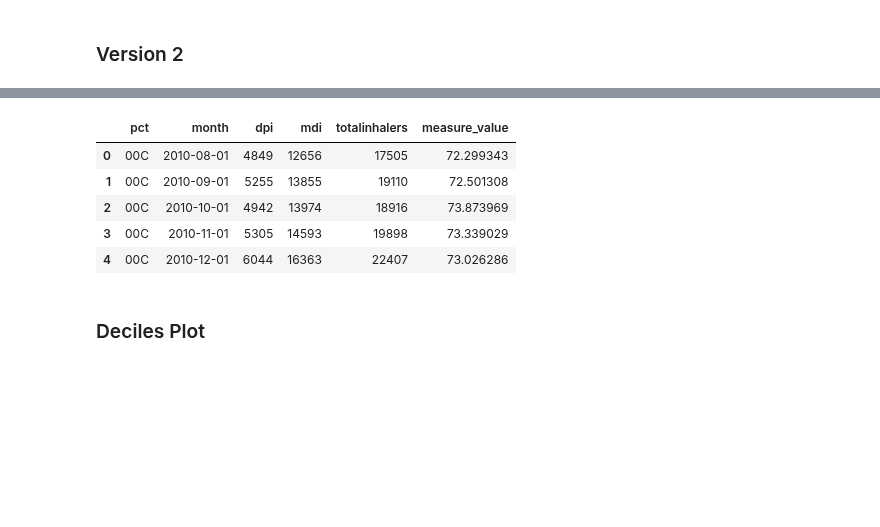
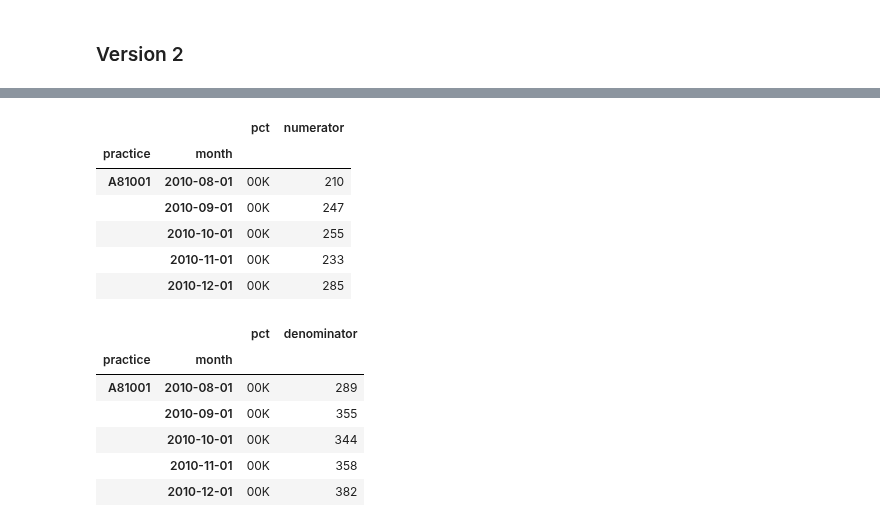
Before and after one commit to ebmdatalab/jupyter-notebooks, a Jupyter notebook: new_measures/Drafts/Enviromental Inhalers/Environmental Inhalers.ipynb, the cells around one changed output, grey strips where cells are left out. Cells and saved outputs as stored; diff of their text form; code cells hidden in the pictures; blank space fills up the shorter version.

```diff
--- a/new_measures/Drafts/Enviromental Inhalers/Environmental Inhalers.ipynb
+++ b/new_measures/Drafts/Enviromental Inhalers/Environmental Inhalers.ipynb
@@ -357,12 +278,0 @@ by_pct_df3.head()
-# %%
-by_pct_df3["measure_value"] = (by_pct_df3["mdi"] / by_pct_df3["totalinhalers"])*100
-by_pct_df3.head()
-# %% [output]
-|  | pct | month | dpi | mdi | totalinhalers | measure_value |
-| 0 | 00C | 2010-08-01 | 4849 | 12656 | 17505 | 72.299343 |
-| 1 | 00C | 2010-09-01 | 5255 | 13855 | 19110 | 72.501308 |
-| 2 | 00C | 2010-10-01 | 4942 | 13974 | 18916 | 73.873969 |
-| 3 | 00C | 2010-11-01 | 5305 | 14593 | 19898 | 73.339029 |
-| 4 | 00C | 2010-12-01 | 6044 | 16363 | 22407 | 73.026286 |
-# %% [markdown]
-### Deciles Plot
@@ -368,0 +283,29 @@ by_pct_df3.head()
+# %%
+numerators = q('''
+SELECT
+    practice,
+    pct,
+    CAST(month AS DATE) AS month,
+    SUM(items) AS numerator
+FROM hscic.normalised_prescribing_standard presc
+INNER JOIN hscic.practices pract ON presc.practice = pract.code
+WHERE
+    pract.setting = 4 AND
+    presc.bnf_code IN (
+        SELECT DISTINCT(bnf_code)
+        FROM measures.vw__chapter_3_dmd_objs_with_form_route
+        WHERE form_route = 'pressurizedinhalation.inhalation'
+        )
+GROUP BY practice, pct, month
+ORDER BY practice, month
+''').set_index(['practice', 'month'])
+# %%
+numerators.head()
+# %% [output]
+|  |  | pct | numerator |
+| practice | month |  |  |
+| A81001 | 2010-08-01 | 00K | 210 |
+|  | 2010-09-01 | 00K | 247 |
+|  | 2010-10-01 | 00K | 255 |
+|  | 2010-11-01 | 00K | 233 |
+|  | 2010-12-01 | 00K | 285 |
@@ -368,0 +331,10 @@ by_pct_df3.head()
+# %%
+denominators.head()
+# %% [output]
+|  |  | pct | denominator |
+| practice | month |  |  |
+| A81001 | 2010-08-01 | 00K | 289 |
+|  | 2010-09-01 | 00K | 355 |
+|  | 2010-10-01 | 00K | 344 |
+|  | 2010-11-01 | 00K | 358 |
+|  | 2010-12-01 | 00K | 382 |
```
Also changed, not shown: parts of 25 cells of this notebook, 1 other file.
